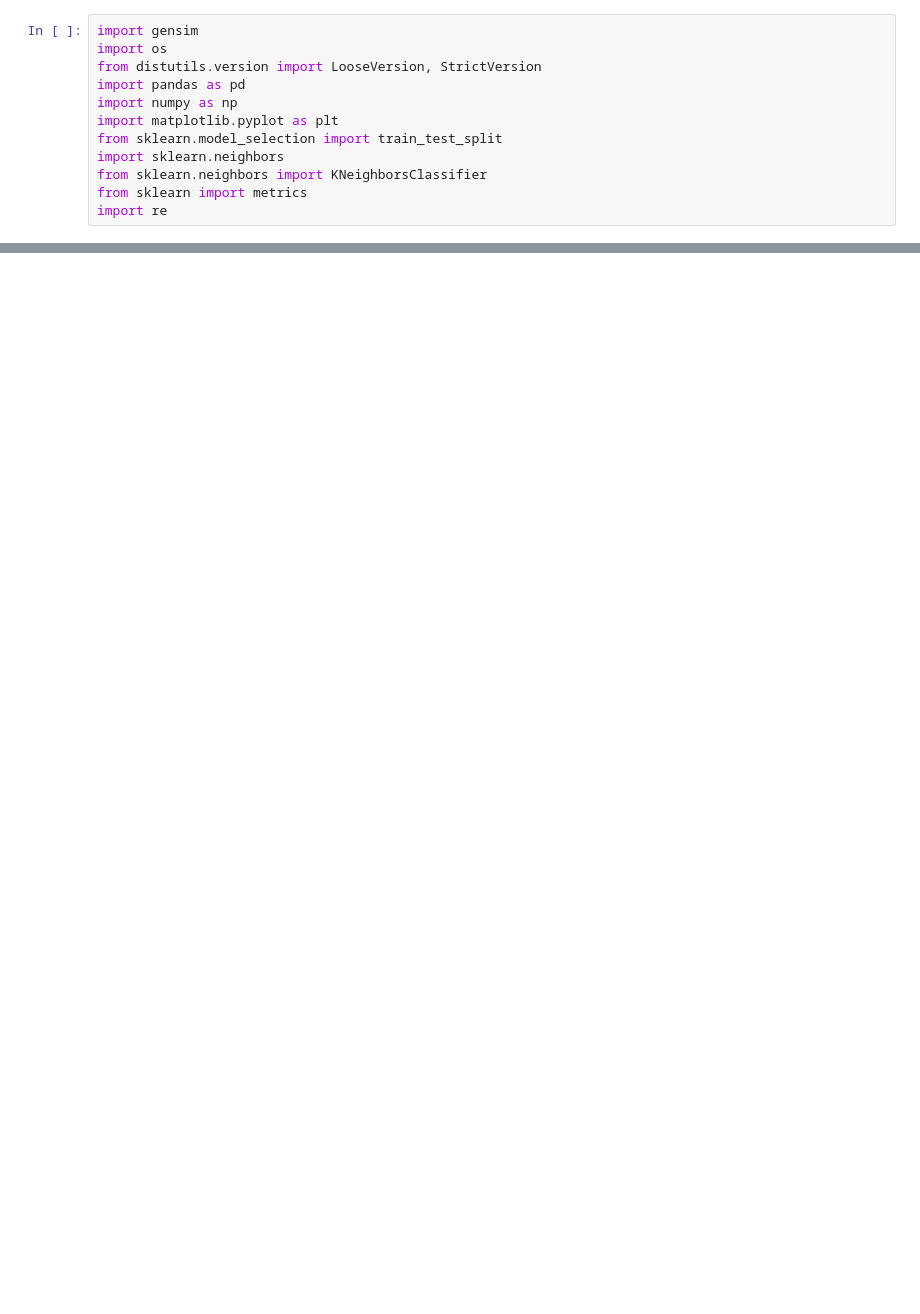
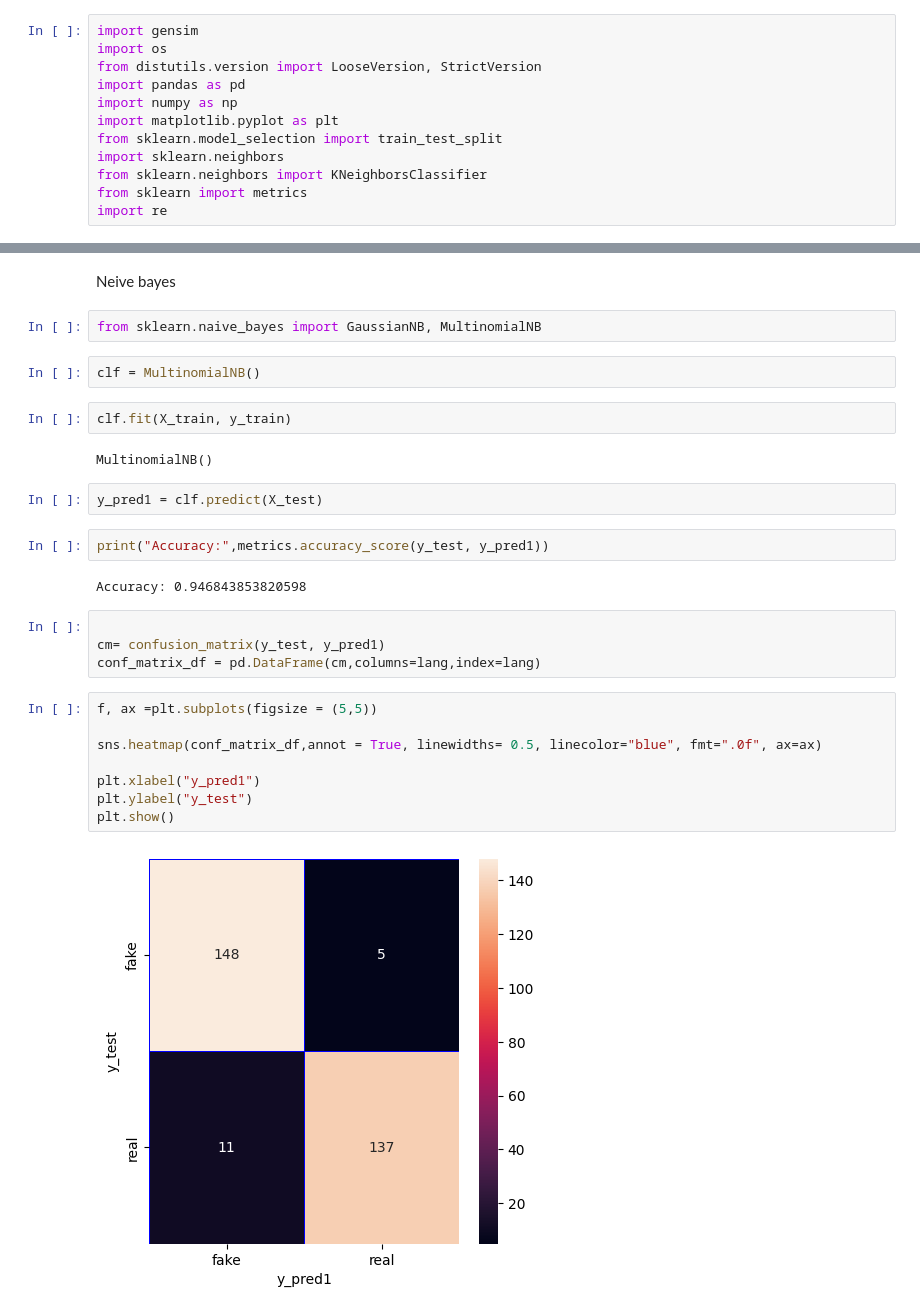
Before and after one commit to duychan/PBL6, a Jupyter notebook: pbl6.ipynb, the cells around one changed output, grey strips where cells are left out. Drawn from its saved outputs; the diff is of its cells as text; blank space fills up the shorter version.

```diff
--- a/pbl6.ipynb
+++ b/pbl6.ipynb
@@ -264,0 +209,30 @@ pyplot.show()
+# %% [markdown]
+Neive bayes
+# %%
+from sklearn.naive_bayes import GaussianNB, MultinomialNB
+# %%
+clf = MultinomialNB()
+# %%
+clf.fit(X_train, y_train)
+# %% [output]
+MultinomialNB()
+# %%
+y_pred1 = clf.predict(X_test)
+# %%
+print("Accuracy:",metrics.accuracy_score(y_test, y_pred1))
+# %% [output]
+Accuracy: 0.946843853820598
+# %%
+
+cm= confusion_matrix(y_test, y_pred1)
+conf_matrix_df = pd.DataFrame(cm,columns=lang,index=lang)
+# %%
+f, ax =plt.subplots(figsize = (5,5))
+
+sns.heatmap(conf_matrix_df,annot = True, linewidths= 0.5, linecolor="blue", fmt=".0f", ax=ax)
+
+plt.xlabel("y_pred1")
+plt.ylabel("y_test")
+plt.show()
+# %% [output]
+[figure, added]
```
Also changed, not shown: parts of 55 cells of this notebook, 1 other file.
